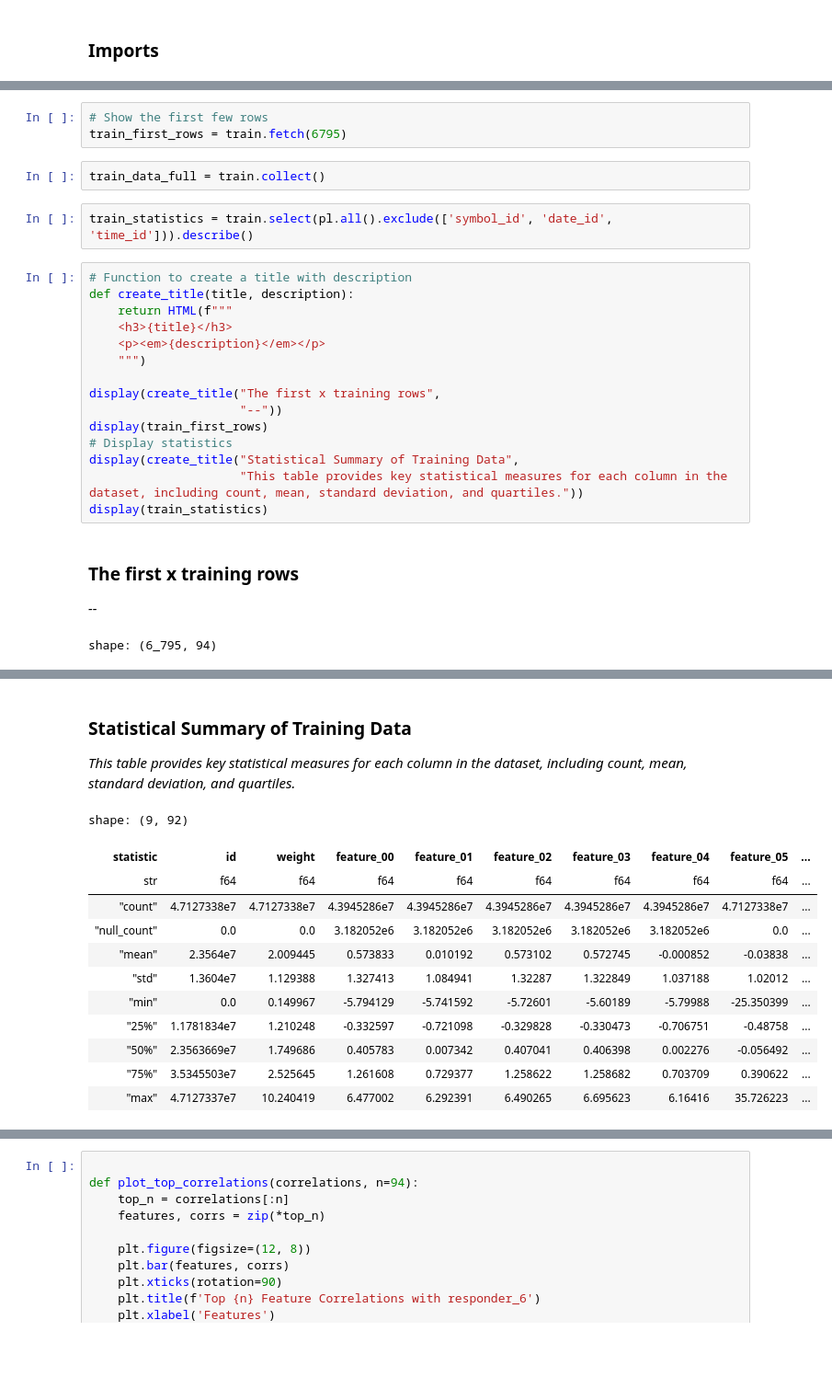
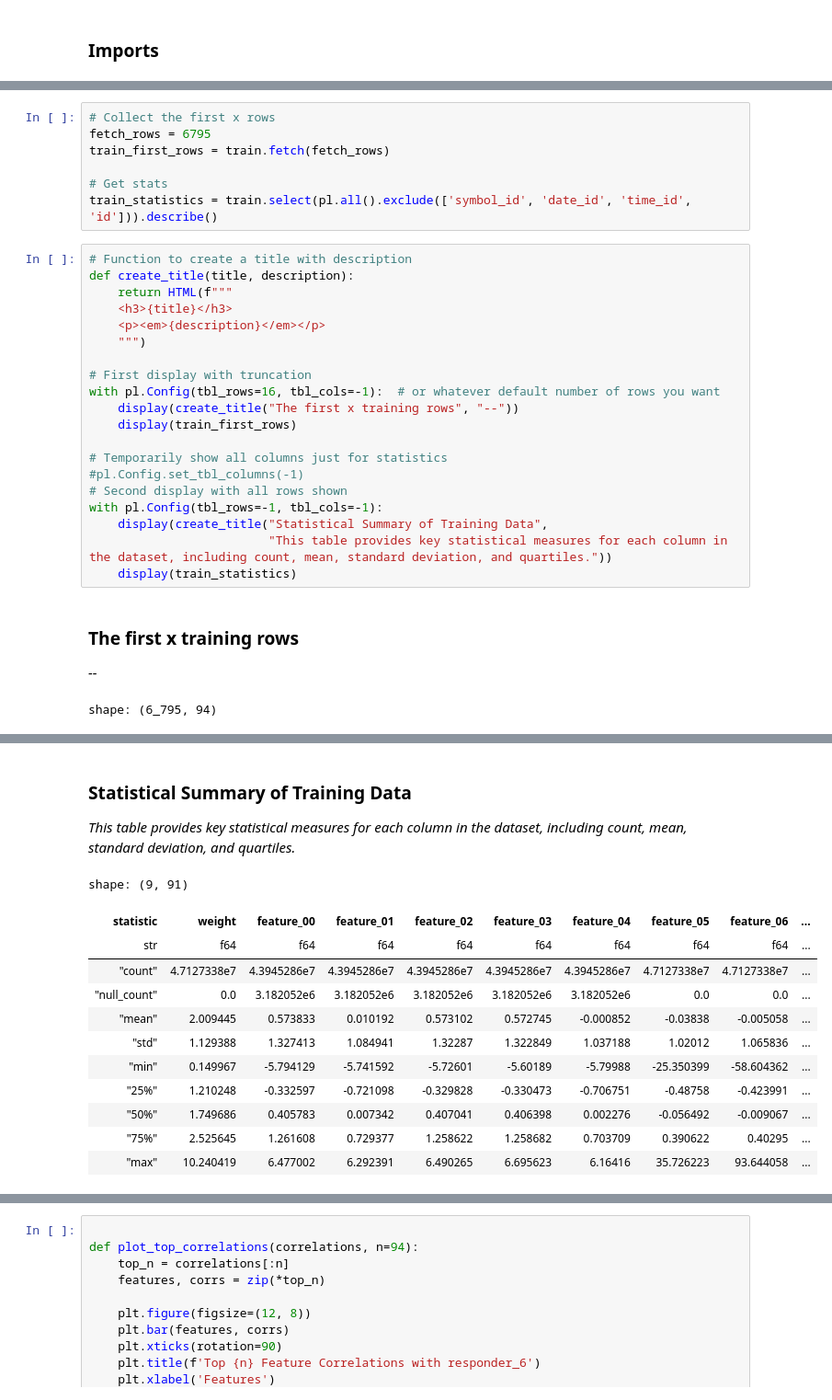
Before and after one commit to JacksonSprigg/JaneStreet-Kaggle, a Jupyter notebook: data_analysis/blah.ipynb, the cells around one changed output, grey strips where cells are left out. Shown at 92% size. Cells and saved outputs as stored; diff of their text form; blank space fills up the shorter version.

```diff
--- a/data_analysis/blah.ipynb
+++ b/data_analysis/blah.ipynb
@@ -69,10 +75,10 @@ Note: These statistics are based on the entire dataset and may take some time to
-# %%
-# Show the first few rows
-train_first_rows = train.fetch(6795)
-# %%
-train_data_full = train.collect()
 # %%
-train_statistics = train.select(pl.all().exclude(['symbol_id', 'date_id', 'time_id'])).describe()
+# Collect the first x rows
+fetch_rows = 6795
+train_first_rows = train.fetch(fetch_rows)
+
+# Get stats
+train_statistics = train.select(pl.all().exclude(['symbol_id', 'date_id', 'time_id', 'id'])).describe()
 # %%
 # Function to create a title with description
 def create_title(title, description):
@@ -81,13 +87,18 @@ def create_title(title, description):
     <p><em>{description}</em></p>
     """)
 
-display(create_title("The first x training rows",
-                     "--"))
-display(train_first_rows)
-# Display statistics
-display(create_title("Statistical Summary of Training Data",
-                     "This table provides key statistical measures for each column in the dataset, including count, mean, standard deviation, and quartiles."))
-display(train_statistics)
+# First display with truncation
+with pl.Config(tbl_rows=16, tbl_cols=-1):  # or whatever default number of rows you want
+    display(create_title("The first x training rows", "--"))
+    display(train_first_rows)
+
+# Temporarily show all columns just for statistics
+#pl.Config.set_tbl_columns(-1)
+# Second display with all rows shown
+with pl.Config(tbl_rows=-1, tbl_cols=-1):
+    display(create_title("Statistical Summary of Training Data",
+                         "This table provides key statistical measures for each column in the dataset, including count, mean, standard deviation, and quartiles."))
+    display(train_statistics)
 # %% [output]
 The first x training rows
 --
@@ -103,19 +120,19 @@ shape: (6_795, 94)
 | 6790 | 0 | 848 | 19 | 2.456331 | null | null | null | null | null | ... |
 | 6791 | 0 | 848 | 33 | 1.663408 | null | null | null | null | null | ... |
 | 6792 | 1 | 0 | 0 | 1.749479 | null | null | null | null | null | ... |
 | 6793 | 1 | 0 | 1 | 3.911768 | null | null | null | null | null | ... |
 | 6794 | 1 | 0 | 2 | 1.062098 | null | null | null | null | null | ... |
 Statistical Summary of Training Data
 This table provides key statistical measures for each column in the dataset, including count, mean, standard deviation, and quartiles.
-shape: (9, 92)
+shape: (9, 91)
-| statistic | id | weight | feature_00 | feature_01 | feature_02 | feature_03 | feature_04 | feature_05 | ... |
+| statistic | weight | feature_00 | feature_01 | feature_02 | feature_03 | feature_04 | feature_05 | feature_06 | ... |
 | str | f64 | f64 | f64 | f64 | f64 | f64 | f64 | f64 | ... |
-| "count" | 4.7127338e7 | 4.7127338e7 | 4.3945286e7 | 4.3945286e7 | 4.3945286e7 | 4.3945286e7 | 4.3945286e7 | 4.7127338e7 | ... |
-| "null_count" | 0.0 | 0.0 | 3.182052e6 | 3.182052e6 | 3.182052e6 | 3.182052e6 | 3.182052e6 | 0.0 | ... |
-| "mean" | 2.3564e7 | 2.009445 | 0.573833 | 0.010192 | 0.573102 | 0.572745 | -0.000852 | -0.03838 | ... |
-| "std" | 1.3604e7 | 1.129388 | 1.327413 | 1.084941 | 1.32287 | 1.322849 | 1.037188 | 1.02012 | ... |
-| "min" | 0.0 | 0.149967 | -5.794129 | -5.741592 | -5.72601 | -5.60189 | -5.79988 | -25.350399 | ... |
-| "25%" | 1.1781834e7 | 1.210248 | -0.332597 | -0.721098 | -0.329828 | -0.330473 | -0.706751 | -0.48758 | ... |
-| "50%" | 2.3563669e7 | 1.749686 | 0.405783 | 0.007342 | 0.407041 | 0.406398 | 0.002276 | -0.056492 | ... |
-| "75%" | 3.5345503e7 | 2.525645 | 1.261608 | 0.729377 | 1.258622 | 1.258682 | 0.703709 | 0.390622 | ... |
-| "max" | 4.7127337e7 | 10.240419 | 6.477002 | 6.292391 | 6.490265 | 6.695623 | 6.16416 | 35.726223 | ... |
+| "count" | 4.7127338e7 | 4.3945286e7 | 4.3945286e7 | 4.3945286e7 | 4.3945286e7 | 4.3945286e7 | 4.7127338e7 | 4.7127338e7 | ... |
+| "null_count" | 0.0 | 3.182052e6 | 3.182052e6 | 3.182052e6 | 3.182052e6 | 3.182052e6 | 0.0 | 0.0 | ... |
+| "mean" | 2.009445 | 0.573833 | 0.010192 | 0.573102 | 0.572745 | -0.000852 | -0.03838 | -0.005058 | ... |
+| "std" | 1.129388 | 1.327413 | 1.084941 | 1.32287 | 1.322849 | 1.037188 | 1.02012 | 1.065836 | ... |
+| "min" | 0.149967 | -5.794129 | -5.741592 | -5.72601 | -5.60189 | -5.79988 | -25.350399 | -58.604362 | ... |
+| "25%" | 1.210248 | -0.332597 | -0.721098 | -0.329828 | -0.330473 | -0.706751 | -0.48758 | -0.423991 | ... |
+| "50%" | 1.749686 | 0.405783 | 0.007342 | 0.407041 | 0.406398 | 0.002276 | -0.056492 | -0.009067 | ... |
+| "75%" | 2.525645 | 1.261608 | 0.729377 | 1.258622 | 1.258682 | 0.703709 | 0.390622 | 0.40295 | ... |
+| "max" | 10.240419 | 6.477002 | 6.292391 | 6.490265 | 6.695623 | 6.16416 | 35.726223 | 93.644058 | ... |
```
Also changed, not shown: parts of 23 cells of this notebook, 3 other files.
